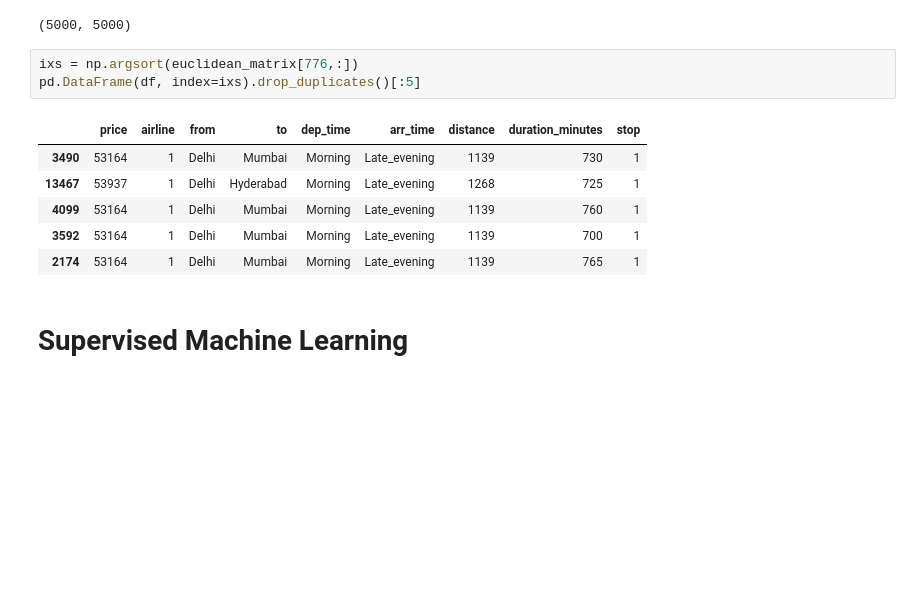
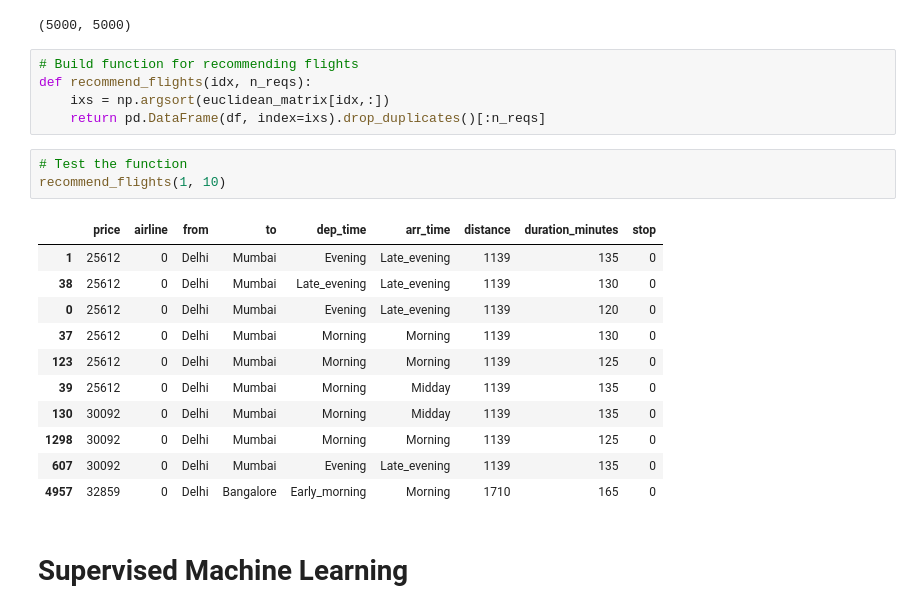
Before and after one commit to imads20/BDS23, a Jupyter notebook: M1_Final_Assignment/Preprocessing.ipynb, the cells around one changed output. Drawn from its saved outputs; the diff is of its cells as text; blank space fills up the shorter version.

```diff
--- a/M1_Final_Assignment/Preprocessing.ipynb
+++ b/M1_Final_Assignment/Preprocessing.ipynb
@@ -678,15 +678,25 @@ euclidean_matrix.shape
 # %% [output]
 (5000, 5000)
 # %%
-ixs = np.argsort(euclidean_matrix[776,:])
-pd.DataFrame(df, index=ixs).drop_duplicates()[:5]
+# Build function for recommending flights
+def recommend_flights(idx, n_reqs):
+    ixs = np.argsort(euclidean_matrix[idx,:])
+    return pd.DataFrame(df, index=ixs).drop_duplicates()[:n_reqs]
-# %% [output]
-|  | price | airline | from | to | dep_time | arr_time | distance | duration_minutes | stop |
-| 3490 | 53164 | 1 | Delhi | Mumbai | Morning | Late_evening | 1139 | 730 | 1 |
-| 13467 | 53937 | 1 | Delhi | Hyderabad | Morning | Late_evening | 1268 | 725 | 1 |
-| 4099 | 53164 | 1 | Delhi | Mumbai | Morning | Late_evening | 1139 | 760 | 1 |
-| 3592 | 53164 | 1 | Delhi | Mumbai | Morning | Late_evening | 1139 | 700 | 1 |
-| 2174 | 53164 | 1 | Delhi | Mumbai | Morning | Late_evening | 1139 | 765 | 1 |
+# %%
+# Test the function
+recommend_flights(1, 10)
+# %% [output]
+|  | price | airline | from | to | dep_time | arr_time | distance | duration_minutes | stop |
+| 1 | 25612 | 0 | Delhi | Mumbai | Evening | Late_evening | 1139 | 135 | 0 |
+| 38 | 25612 | 0 | Delhi | Mumbai | Late_evening | Late_evening | 1139 | 130 | 0 |
+| 0 | 25612 | 0 | Delhi | Mumbai | Evening | Late_evening | 1139 | 120 | 0 |
+| 37 | 25612 | 0 | Delhi | Mumbai | Morning | Morning | 1139 | 130 | 0 |
+| 123 | 25612 | 0 | Delhi | Mumbai | Morning | Morning | 1139 | 125 | 0 |
+| 39 | 25612 | 0 | Delhi | Mumbai | Morning | Midday | 1139 | 135 | 0 |
+| 130 | 30092 | 0 | Delhi | Mumbai | Morning | Midday | 1139 | 135 | 0 |
+| 1298 | 30092 | 0 | Delhi | Mumbai | Morning | Morning | 1139 | 125 | 0 |
+| 607 | 30092 | 0 | Delhi | Mumbai | Evening | Late_evening | 1139 | 135 | 0 |
+| 4957 | 32859 | 0 | Delhi | Bangalore | Early_morning | Morning | 1710 | 165 | 0 |
 # %% [markdown]
 # **Supervised Machine Learning**
 # %% [markdown]
```
Also changed, not shown: parts of 1 cell of this notebook.
